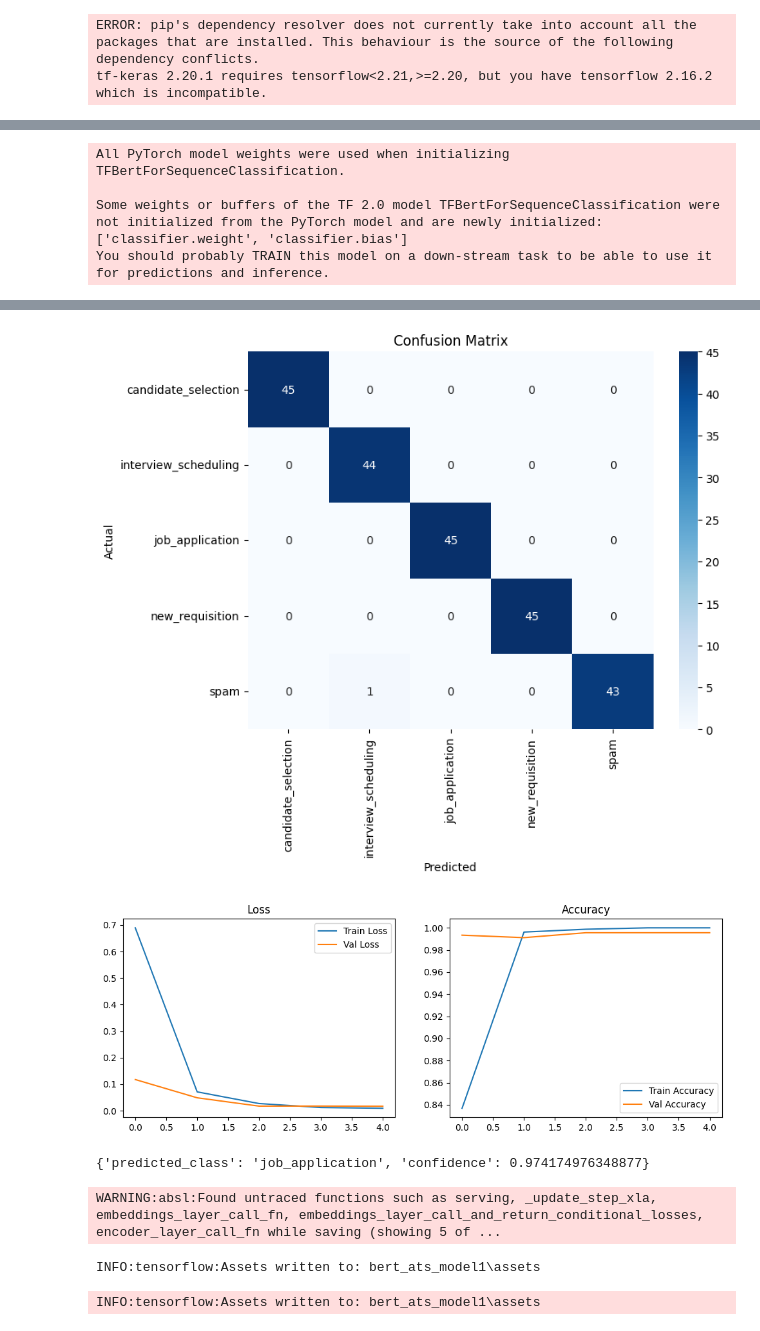
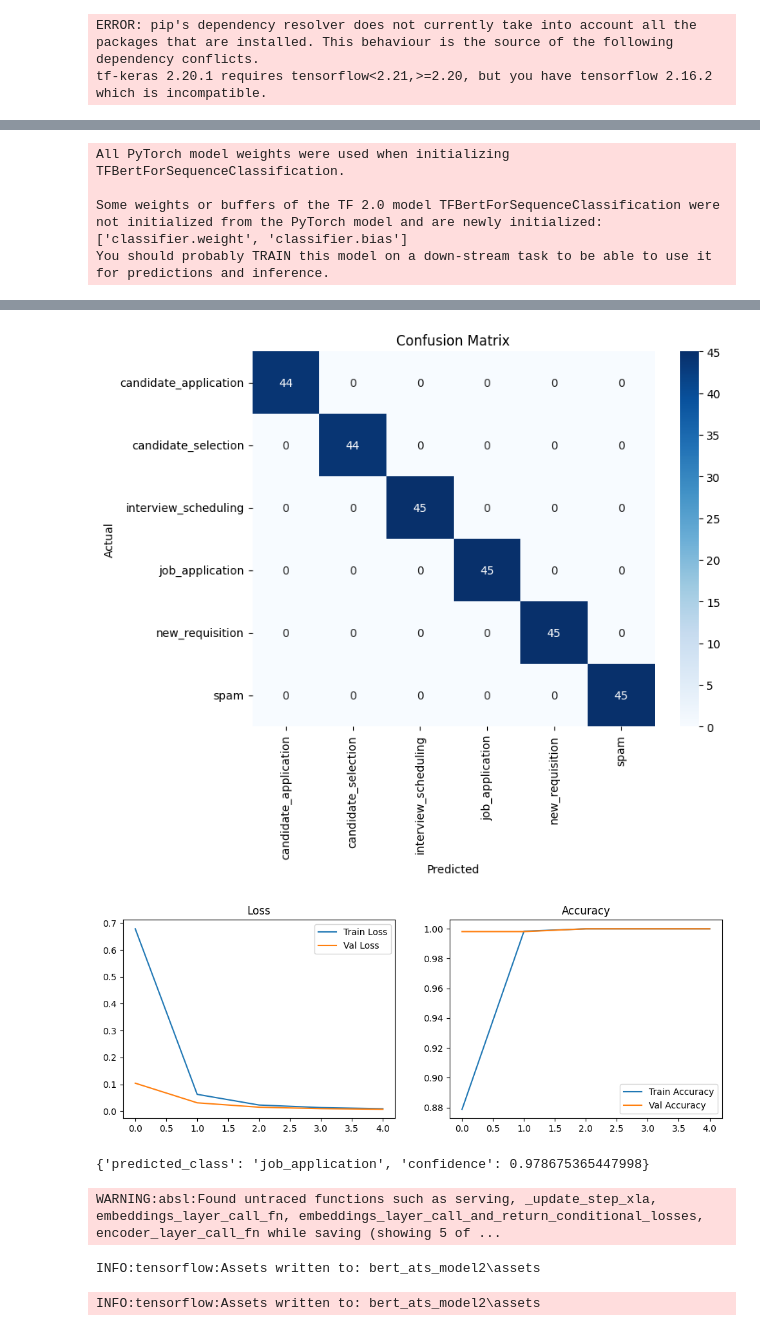
Before and after one commit to Tanmay-yadav/Email-Classification, a Jupyter notebook: email_classification_2.ipynb, the cells around one changed output, grey strips where cells are left out. Saved outputs shown, nothing was run; the diff lists cells and outputs as text; code cells hidden in the pictures.

Commit message:
Training model after concating final_training_data1 and candidate application csv file

```diff
--- a/email_classification_2.ipynb
+++ b/email_classification_2.ipynb
@@ -1858,7 +1879,7 @@ from tensorflow.keras.callbacks import EarlyStopping, ReduceLROnPlateau
 
 
 # ---------- STEP 1: LOAD & CLEAN DATA ----------
-df = pd.read_csv("final_training_data1.csv")
+df = pd.read_csv("E:\Synthetic-Email-Generation-tool-main\data\combined_with_candidate_application.csv")
 df.columns = ["label", "text"]
 
 df = df.dropna(subset=["label", "text"])
@@ -2064,8 +2085,8 @@ print(predict_email("Dear HR, I am applying for the Data Scientist position."))
 
 
 # ---------- STEP 17: SAVE MODEL & TOKENIZER ----------
-model.save("bert_ats_model1")
-tokenizer.save_pretrained("bert_ats_tokenizer1")
+model.save("bert_ats_model2")
+tokenizer.save_pretrained("bert_ats_tokenizer2")
 
 # ===================== END OF COMPLETE CODE =====================
 # %% [output]
@@ -2110,6 +2131,6 @@ Epoch 5/5
-[figure, old version]
+[figure, new version]
-[figure, old version]
+[figure, new version]
-{'predicted_class': 'job_application', 'confidence': 0.974174976348877}
+{'predicted_class': 'job_application', 'confidence': 0.978675365447998}
 WARNING:absl:Found untraced functions such as serving, _update_step_xla, embeddings_layer_call_fn, embeddings_layer_call_and_return_conditional_losses, encoder_layer_call_fn while saving (showing 5 of ...
-INFO:tensorflow:Assets written to: bert_ats_model1\assets
+INFO:tensorflow:Assets written to: bert_ats_model2\assets
-INFO:tensorflow:Assets written to: bert_ats_model1\assets
+INFO:tensorflow:Assets written to: bert_ats_model2\assets
```
Also changed, not shown: parts of 8 cells of this notebook.
